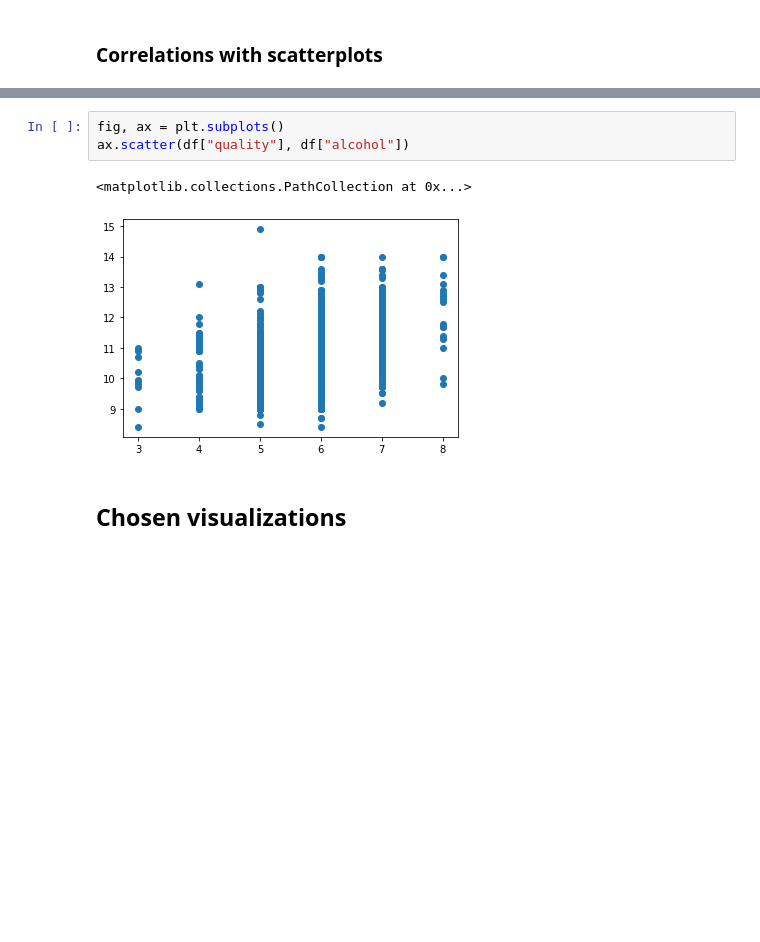
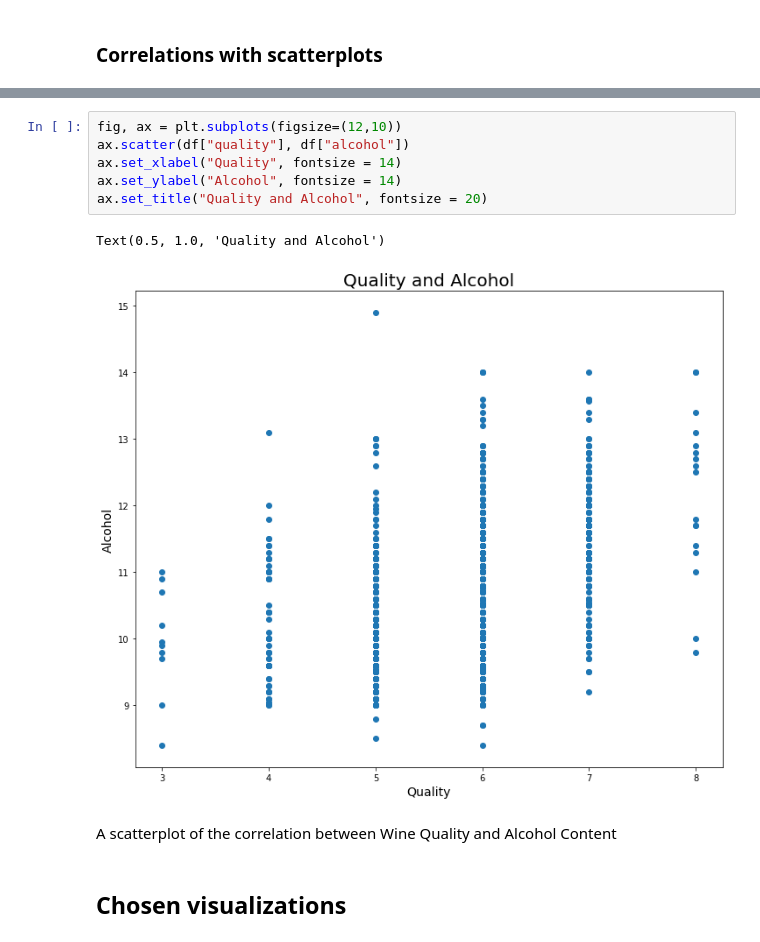
Before and after one commit to RazgrizGhost/Project-2, a Jupyter notebook: Project_2_Part_4_JV.ipynb, the cells around one changed output, grey strips where cells are left out. Cells and saved outputs as stored; diff of their text form; blank space fills up the shorter version.

```diff
--- a/Project_2_Part_4_JV.ipynb
+++ b/Project_2_Part_4_JV.ipynb
@@ -174,9 +198,14 @@ ax.scatter(df["free sulfur dioxide"], df["total sulfur dioxide"])
 # %%
-fig, ax = plt.subplots()
+fig, ax = plt.subplots(figsize=(12,10))
 ax.scatter(df["quality"], df["alcohol"])
+ax.set_xlabel("Quality", fontsize = 14)
+ax.set_ylabel("Alcohol", fontsize = 14)
+ax.set_title("Quality and Alcohol", fontsize = 20)
 # %% [output]
-<matplotlib.collections.PathCollection at 0x...>
+Text(0.5, 1.0, 'Quality and Alcohol')
-[figure, old version]
+[figure, new version]
+# %% [markdown]
+A scatterplot of the correlation between Wine Quality and Alcohol Content
 # %% [markdown]
 ## Chosen visualizations
 # %%
```
Also changed, not shown: parts of 26 cells of this notebook.
